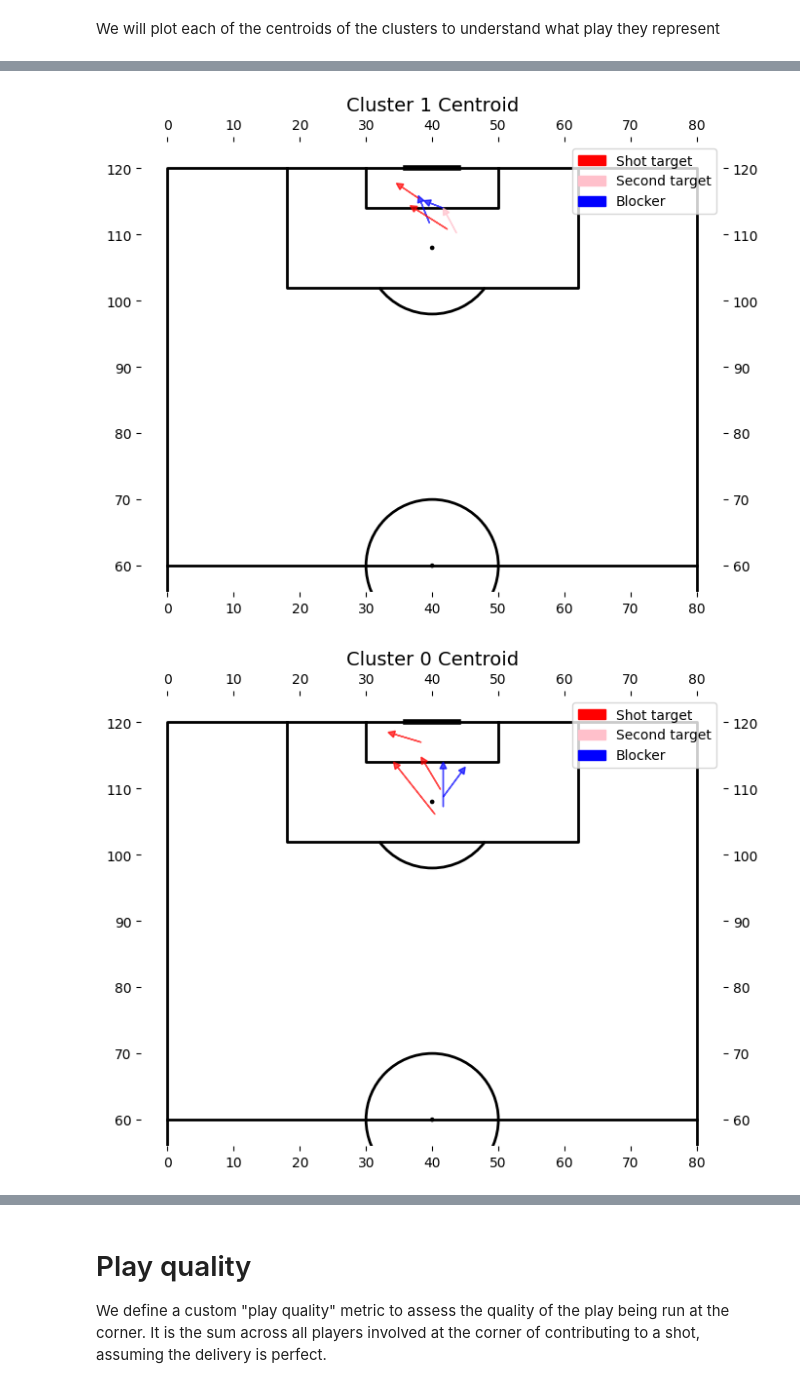
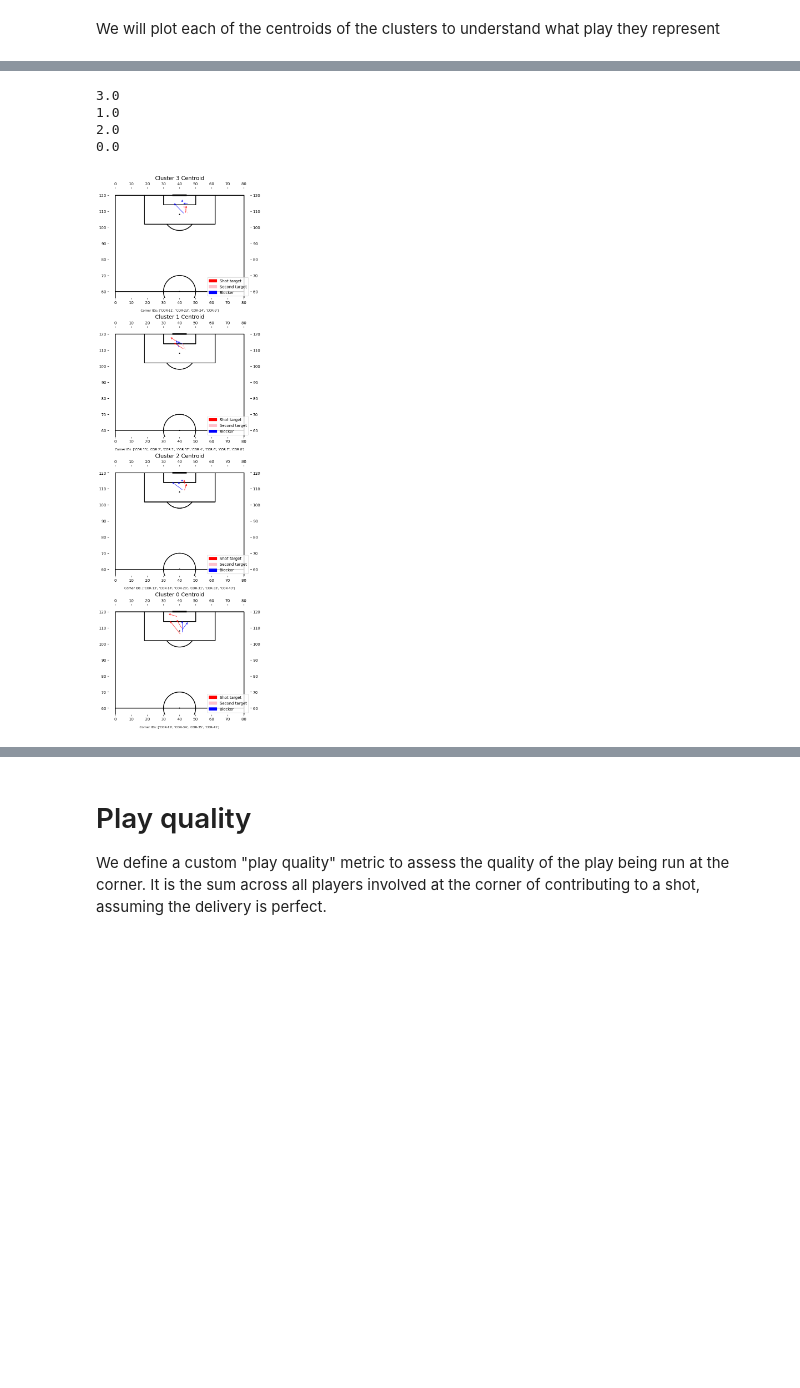
Before and after one commit to gsheir/arsenal_corners, a Jupyter notebook: corner_analysis.ipynb, the cells around one changed output, grey strips where cells are left out. Saved outputs shown, nothing was run; the diff lists cells and outputs as text; code cells hidden in the pictures; blank space fills up the shorter version.

Commit message:
update k means with reduced dimensions

```diff
--- a/corner_analysis.ipynb
+++ b/corner_analysis.ipynb
@@ -395,7 +395,7 @@ We will assume that the "mop up" role doesn't significantly affect the clusterin
 # %%
 player_paths = player_paths[player_paths["Role"] != "Mop up"]
 player_paths["Role"] = player_paths["Role"].replace(
-    {"Pass target": "Shot target", "Decoy": "Secondary target"}
+    {"Pass target": "Shot target"}
 )
 player_paths = player_paths.groupby("Corner ID").filter(lambda x: len(x) == 5)
 player_paths
@@ -634,25 +635,7 @@ X_combined = np.hstack([X_numeric, role_dummies.values])
 scaler = StandardScaler()
 X_scaled = scaler.fit_transform(X_combined)
 
-# Determine optimal number of clusters using elbow method
-inertias = []
-K_range = range(2, 11)
-
-for k in K_range:
-    kmeans = KMeans(n_clusters=k, random_state=42, n_init=10)
-    kmeans.fit(X_scaled)
-    inertias.append(kmeans.inertia_)
-
-# Plot elbow curve
-plt.figure(figsize=(10, 6))
-plt.plot(K_range, inertias, 'bo-')
-plt.xlabel('Number of clusters (k)')
-plt.ylabel('Inertia')
-plt.title('Elbow Method - Optimal k')
-plt.grid(True)
-plt.show()
-
 # Fit K-means with chosen number of clusters
-n_clusters = 5
-kmeans = KMeans(n_clusters=n_clusters, random_state=42, n_init=10)
+n_clusters = 4
+kmeans = KMeans(n_clusters=n_clusters, init='k-means++', n_init=10)
 corners_normalised['Cluster'] = kmeans.fit_predict(X_scaled)
@@ -695,32 +697,47 @@ We will plot each of the centroids of the clusters to understand what play they
 # %%
 # Convert centroids back to corner path format
 
-for _, centroid in centroids_df.iterrows():
+fig, ax = plt.subplots(nrows=n_clusters, ncols=1, figsize=(10, 5*n_clusters), constrained_layout=True)
+
+for idx, centroid in centroids_df.iterrows():
     paths = []
+
+    # Get the corner IDs that belong to this cluster
+    print(np.round(centroid['Cluster']))
+    cluster_corners = corners_normalised[corners_normalised['Cluster'] == centroid['Cluster']]
+
 
     for i in range(1, 6):
         path = {
             'start_x': centroid[f'start_x_{i}'],
             'start_y': centroid[f'start_y_{i}'],
             'end_x': centroid[f'end_x_{i}'],
             'end_y': centroid[f'end_y_{i}'],
             'Role': None
         }
 
         # Determine role based on one-hot encoded features
         role_prefix = f'Role_{i}_'
         role_cols = [col for col in centroids_df.columns if col.startswith(role_prefix)]
         for role_col in role_cols:
             if centroid[role_col] > 0.5:  # Assuming one-hot encoding
                 path['Role'] = role_col.replace(role_prefix, '')
                 break
 
         paths.append(path)
 
+
+
     paths_df = pd.DataFrame(paths)
-    fig = plot_corner_paths(
-        paths_df, title=f"Cluster {int(centroid['Cluster'])} Centroid"
+    plot_corner_paths(
+        paths_df, title=f"Cluster {int(centroid['Cluster'])} Centroid", ax=ax[idx]
     )
+    # List corner IDs in this cluster
+    corner_ids = cluster_corners.index.tolist()
+    ax[idx].text(0.5, -0.1, f"Corner IDs: {corner_ids}", transform=ax[idx].transAxes, ha="center", va="top", fontsize=8)
 # %% [output]
+3.0
+1.0
+2.0
+0.0
-[figure, old version]
+[figure, new version]
-[figure, removed]
```
Also changed, not shown: parts of 11 cells of this notebook.
